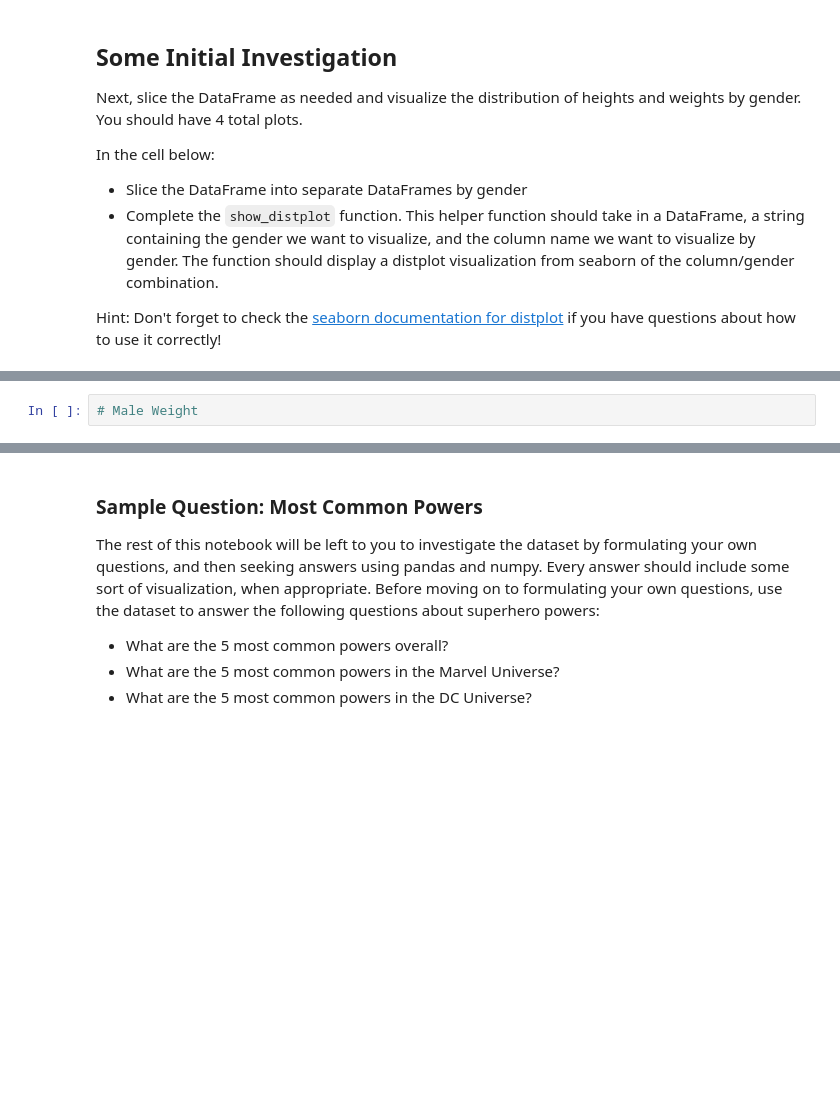
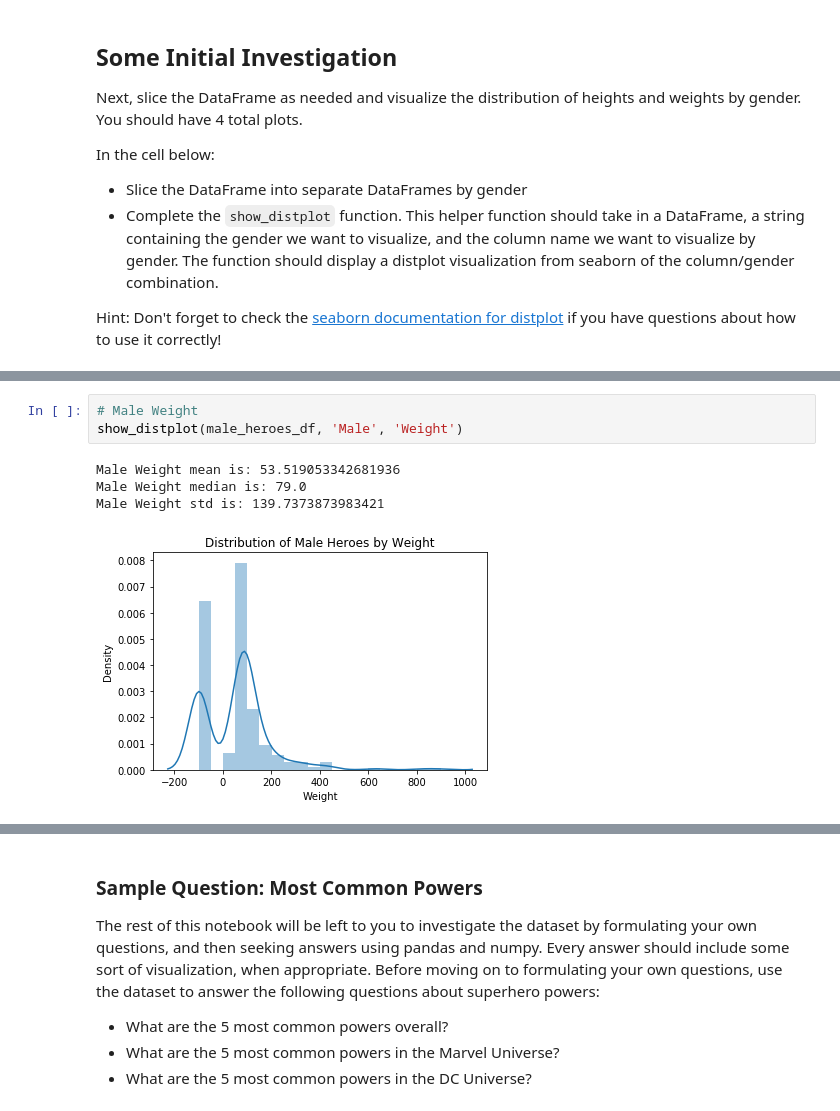
Before and after one commit to rab175/dsc-data-cleaning-project-online-ds-pt-071519, a Jupyter notebook: index.ipynb, the cells around one changed output, grey strips where cells are left out. Drawn from its saved outputs; the diff is of its cells as text; blank space fills up the shorter version.

```diff
--- a/index.ipynb
+++ b/index.ipynb
@@ -198,4 +382,10 @@ def show_distplot(dataframe, gender, column_name):
 # %%
 # Male Weight
+show_distplot(male_heroes_df, 'Male', 'Weight')
+# %% [output]
+Male Weight mean is: 53.519053342681936
+Male Weight median is: 79.0
+Male Weight std is: 139.7373873983421
+[figure, added]
 # %%
 # Female Height
```
Also changed, not shown: parts of 29 cells of this notebook.
